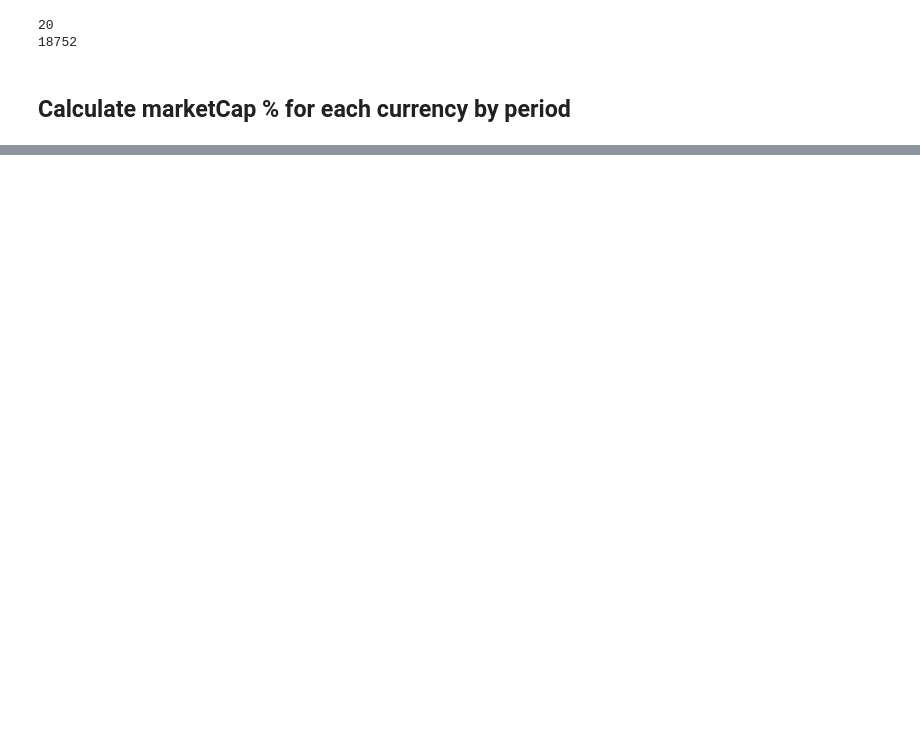
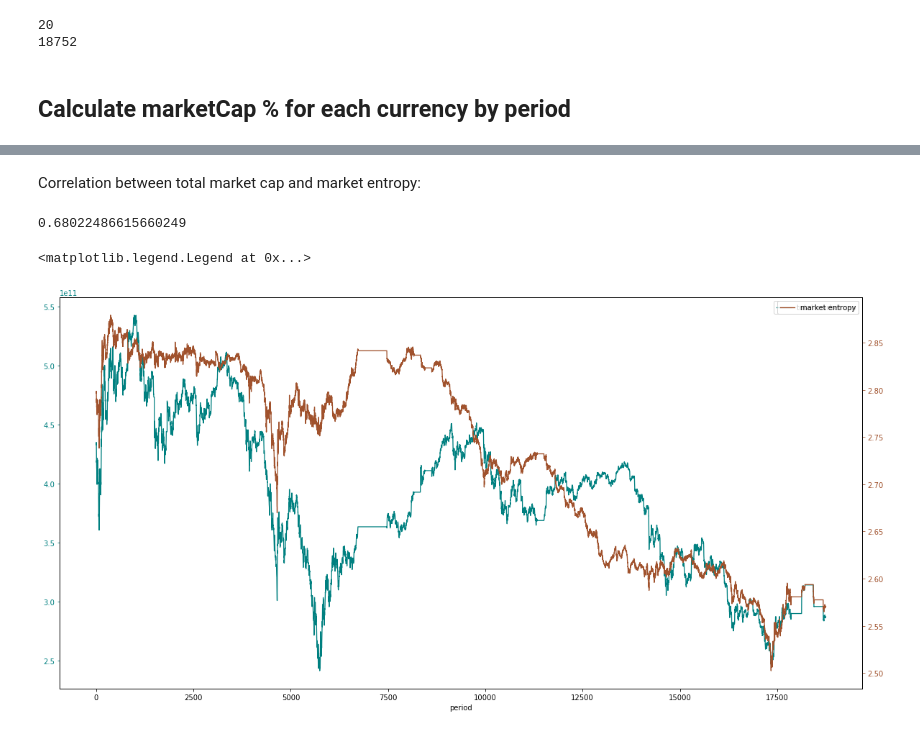
Before and after one commit to HristoBuyukliev/crypto-hackaton, a Jupyter notebook: market_caps_by_period.ipynb, the cells around one changed output, grey strips where cells are left out. Drawn from its saved outputs; the diff is of its cells as text; code cells hidden in the pictures; blank space fills up the shorter version.

Commit message:
Add market entropy

```diff
--- a/market_caps_by_period.ipynb
+++ b/market_caps_by_period.ipynb
@@ -85,2 +107,4 @@ market_caps.head()
 # %%
 market_caps.to_csv('data/market_caps_by_period.csv')
+# %%
+market_caps = pd.read_csv('data/market_caps_by_period.csv')
@@ -86,0 +121,26 @@ market_caps.to_csv('data/market_caps_by_period.csv')
+# %% [markdown]
+Correlation between total market cap and market entropy:
+# %%
+market_caps.market_entropy.corr(market_caps.total_market_cap)
+# %% [output]
+0.68022486615660249
+# %%
+import matplotlib.pyplot as plt
+
+plt.rcParams['figure.figsize'] = (20, 10)
+
+fig, ax1 = plt.subplots()
+
+ax1.plot(market_caps.index, market_caps.total_market_cap, '-', color='teal', linewidth=1.3, label='total market cap')
+ax1.set_xlabel('period')
+ax1.tick_params('y', colors='teal')
+ax1.legend(loc=0)
+
+ax2 = ax1.twinx()
+ax2.plot(market_caps.index, market_caps.market_entropy, '-', color='sienna', linewidth=1.3, label='market entropy')
+ax2.set_xlabel('period')
+ax2.tick_params('y', colors='sienna')
+ax2.legend(loc=0)
+# %% [output]
+<matplotlib.legend.Legend at 0x...>
+[figure, added]
```
Also changed, not shown: parts of 10 cells of this notebook, 1 other file.
